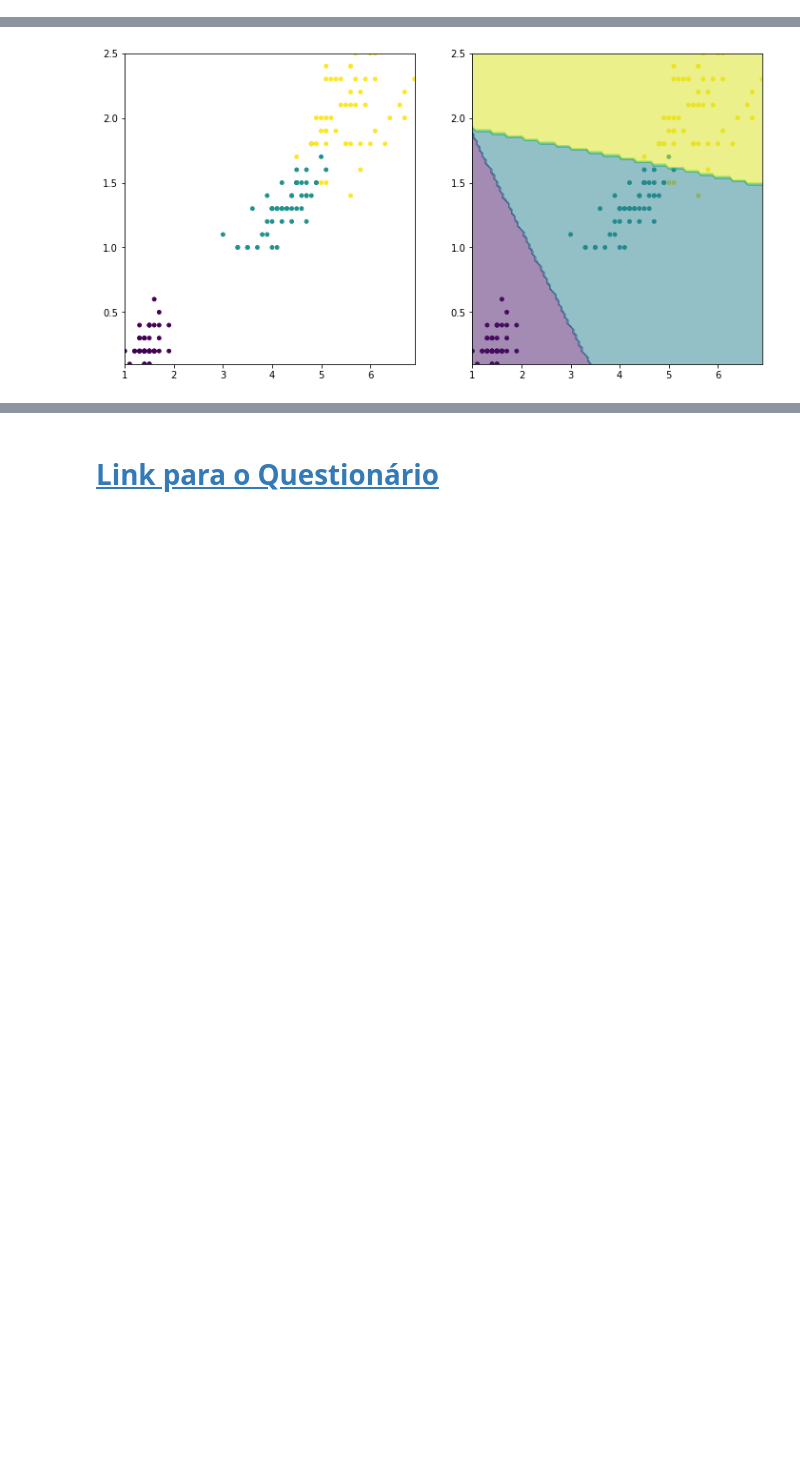
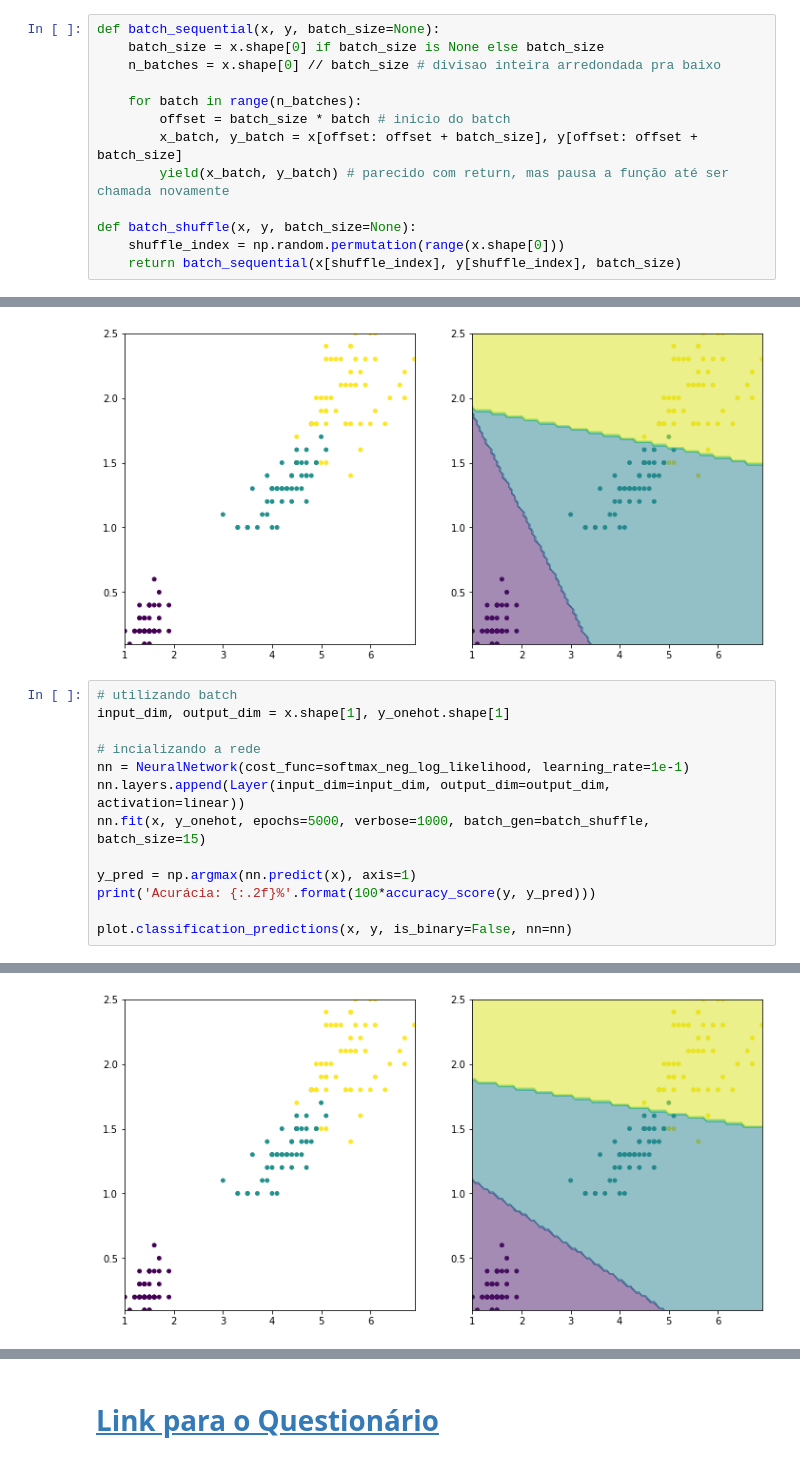
Before and after one commit to k3ybladewielder/mpdl, a Jupyter notebook: Rede Neural.ipynb, the cells around one changed output, grey strips where cells are left out. Drawn from its saved outputs; the diff is of its cells as text; blank space fills up the shorter version.

```diff
--- a/Rede Neural.ipynb
+++ b/Rede Neural.ipynb
@@ -188,4 +193,17 @@ def reg_l2():
 # %% [markdown]
 # Batch Generator
+# %%
+def batch_sequential(x, y, batch_size=None):
+    batch_size = x.shape[0] if batch_size is None else batch_size
+    n_batches = x.shape[0] // batch_size # divisao inteira arredondada pra baixo
+
+    for batch in range(n_batches):
+        offset = batch_size * batch # inicio do batch
+        x_batch, y_batch = x[offset: offset + batch_size], y[offset: offset + batch_size]
+        yield(x_batch, y_batch) # parecido com return, mas pausa a função até ser chamada novamente
+
+def batch_shuffle(x, y, batch_size=None):
+    shuffle_index = np.random.permutation(range(x.shape[0]))
+    return batch_sequential(x[shuffle_index], y[shuffle_index], batch_size)
 # %% [markdown]
 # Learning Rate Decay
@@ -1329,3 +1461,17 @@ epoch: 4000/5000. loss_train: 0.17488385
 epoch: 5000/5000. loss_train: 0.15983325
 Acurácia: 96.67%
 [figure]
+# %%
+# utilizando batch
+input_dim, output_dim = x.shape[1], y_onehot.shape[1]
+
+# incializando a rede
+nn = NeuralNetwork(cost_func=softmax_neg_log_likelihood, learning_rate=1e-1)
+nn.layers.append(Layer(input_dim=input_dim, output_dim=output_dim, activation=linear))
+nn.fit(x, y_onehot, epochs=5000, verbose=1000, batch_gen=batch_shuffle, batch_size=15)
+
+y_pred = np.argmax(nn.predict(x), axis=1)
+print('Acurácia: {:.2f}%'.format(100*accuracy_score(y, y_pred)))
+
+plot.classification_predictions(x, y, is_binary=False, nn=nn)
+# %% [output]
@@ -1331,0 +1485 @@ Acurácia: 96.67%
+[figure, added]
```
Also changed, not shown: parts of 11 cells of this notebook.
